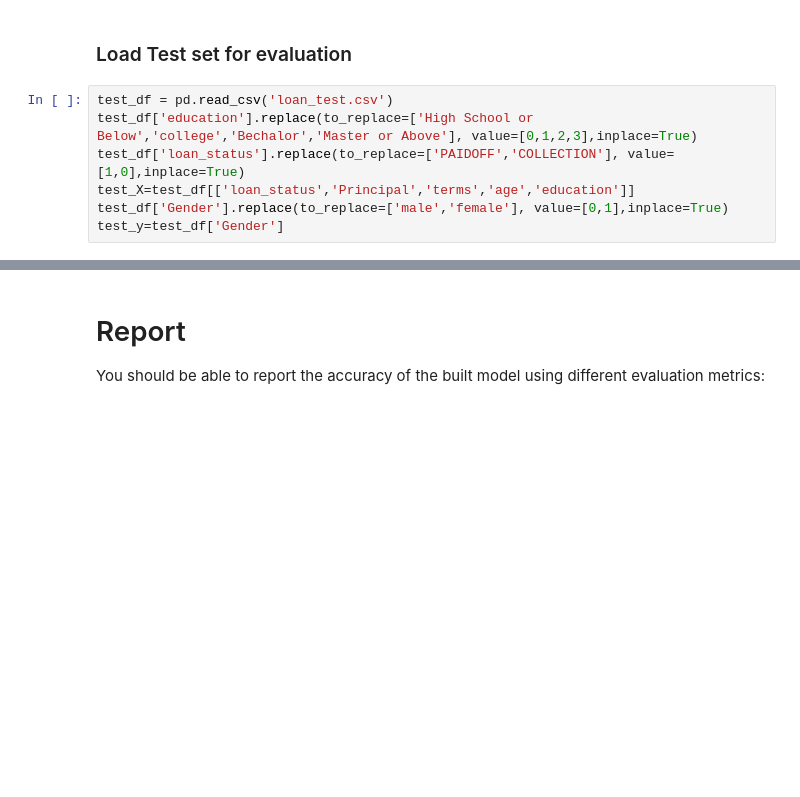
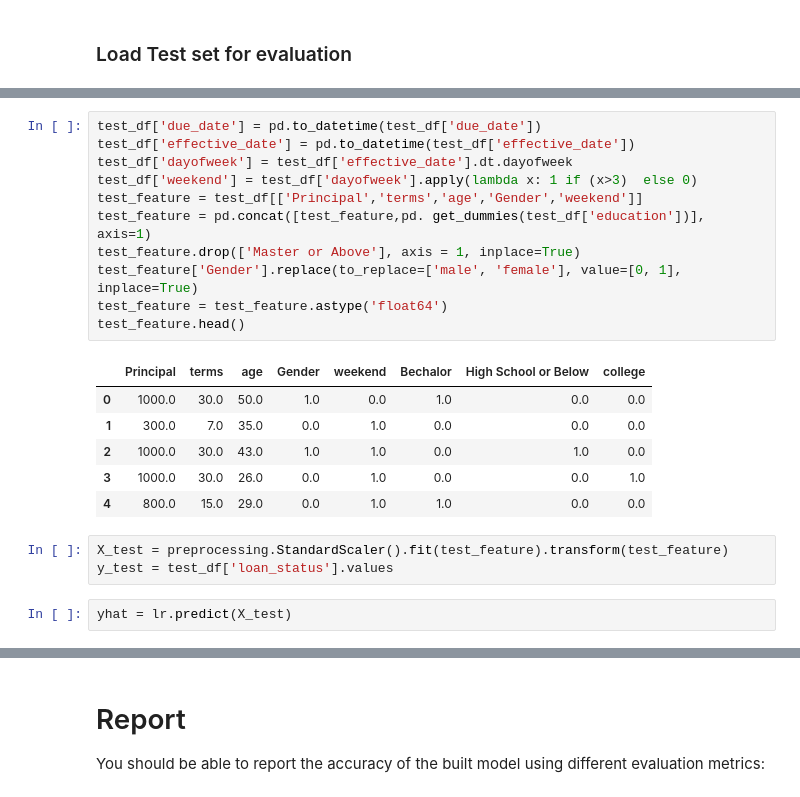
Before and after one commit to rvdrupal/IBM-FInal-Project-ML, a Jupyter notebook: IBM ML ALGO.ipynb, the cells around one changed output, grey strips where cells are left out. Saved outputs shown, nothing was run; the diff lists cells and outputs as text; blank space fills up the shorter version.

```diff
--- a/IBM ML ALGO.ipynb
+++ b/IBM ML ALGO.ipynb
@@ -392,9 +437,2 @@ Saving to: ‘loan_test.csv’
 # %% [markdown]
 ### Load Test set for evaluation
-# %%
-test_df = pd.read_csv('loan_test.csv')
-test_df['education'].replace(to_replace=['High School or Below','college','Bechalor','Master or Above'], value=[0,1,2,3],inplace=True)
-test_df['loan_status'].replace(to_replace=['PAIDOFF','COLLECTION'], value=[1,0],inplace=True)
-test_X=test_df[['loan_status','Principal','terms','age','education']]
-test_df['Gender'].replace(to_replace=['male','female'], value=[0,1],inplace=True)
-test_y=test_df['Gender']
@@ -419,0 +439,23 @@ Logistic Regression==> Jaccard Score 0.7592592592592593 F1-scoer=> 0.68732943469
+# %%
+test_df['due_date'] = pd.to_datetime(test_df['due_date'])
+test_df['effective_date'] = pd.to_datetime(test_df['effective_date'])
+test_df['dayofweek'] = test_df['effective_date'].dt.dayofweek
+test_df['weekend'] = test_df['dayofweek'].apply(lambda x: 1 if (x>3)  else 0)
+test_feature = test_df[['Principal','terms','age','Gender','weekend']]
+test_feature = pd.concat([test_feature,pd. get_dummies(test_df['education'])], axis=1)
+test_feature.drop(['Master or Above'], axis = 1, inplace=True)
+test_feature['Gender'].replace(to_replace=['male', 'female'], value=[0, 1], inplace=True)
+test_feature = test_feature.astype('float64')
+test_feature.head()
+# %% [output]
+|  | Principal | terms | age | Gender | weekend | Bechalor | High School or Below | college |
+| 0 | 1000.0 | 30.0 | 50.0 | 1.0 | 0.0 | 1.0 | 0.0 | 0.0 |
+| 1 | 300.0 | 7.0 | 35.0 | 0.0 | 1.0 | 0.0 | 0.0 | 0.0 |
+| 2 | 1000.0 | 30.0 | 43.0 | 1.0 | 1.0 | 0.0 | 1.0 | 0.0 |
+| 3 | 1000.0 | 30.0 | 26.0 | 0.0 | 1.0 | 0.0 | 0.0 | 1.0 |
+| 4 | 800.0 | 15.0 | 29.0 | 0.0 | 1.0 | 1.0 | 0.0 | 0.0 |
+# %%
+X_test = preprocessing.StandardScaler().fit(test_feature).transform(test_feature)
+y_test = test_df['loan_status'].values
+# %%
+yhat = lr.predict(X_test)
```
Also changed, not shown: parts of 27 cells of this notebook.
